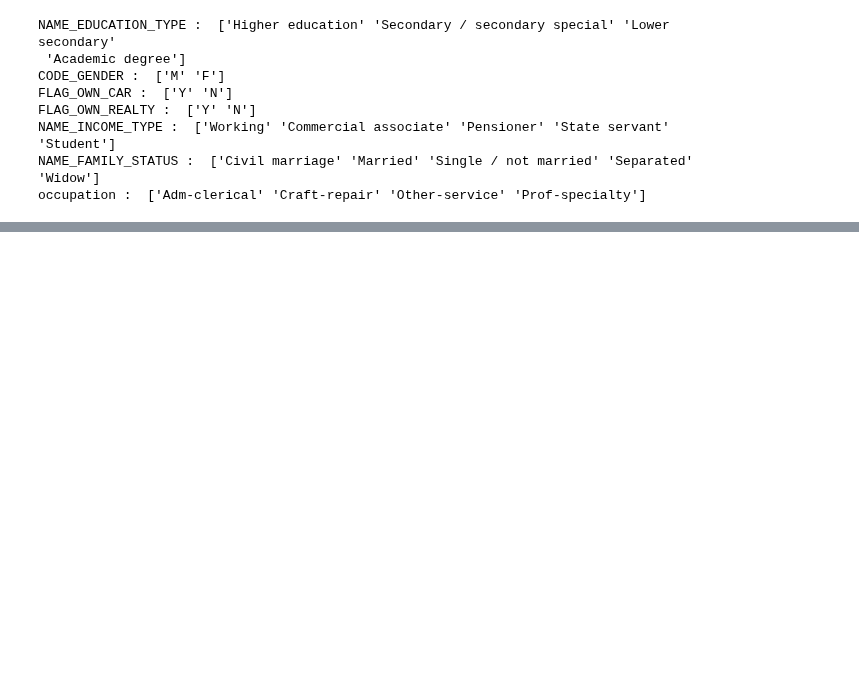
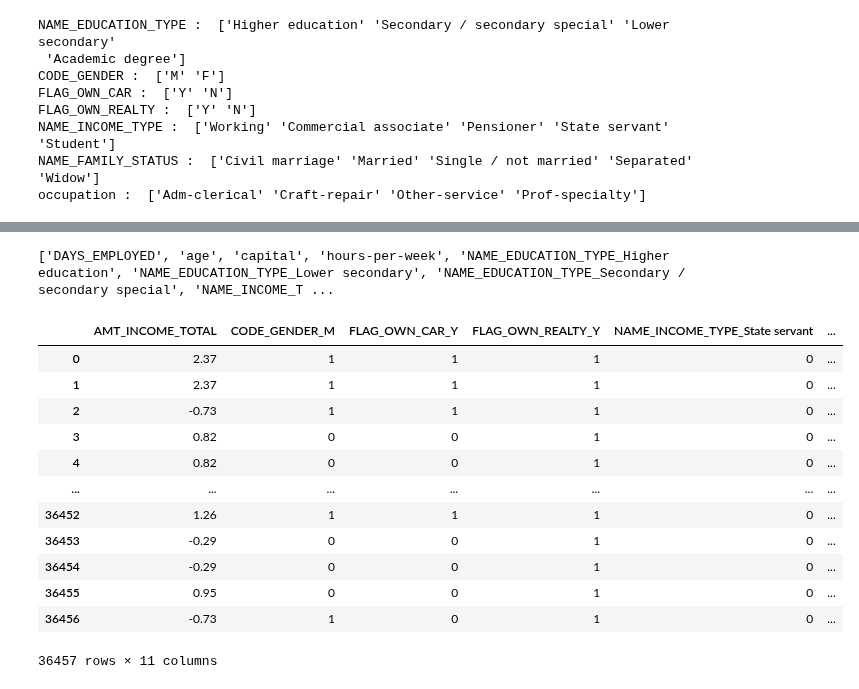
Before and after one commit to Linkkk01/INFO574_Group_Project, a Jupyter notebook: code/regression_analysis.ipynb, the cells around one changed output, grey strips where cells are left out. Drawn from its saved outputs; the diff is of its cells as text; code cells hidden in the pictures; blank space fills up the shorter version.

```diff
--- a/code/regression_analysis.ipynb
+++ b/code/regression_analysis.ipynb
@@ -108,0 +109,20 @@ vif_data.sort_values(by="VIF", ascending=False)
+# %%
+drop_columns = vif_data['feature'][vif_data['VIF'] > 5].tolist()
+print(drop_columns)
+X = df.drop(drop_columns,axis=1)
+X
+# %% [output]
+['DAYS_EMPLOYED', 'age', 'capital', 'hours-per-week', 'NAME_EDUCATION_TYPE_Higher education', 'NAME_EDUCATION_TYPE_Lower secondary', 'NAME_EDUCATION_TYPE_Secondary / secondary special', 'NAME_INCOME_T ...
+|  | AMT_INCOME_TOTAL | CODE_GENDER_M | FLAG_OWN_CAR_Y | FLAG_OWN_REALTY_Y | NAME_INCOME_TYPE_State servant | ... |
+| 0 | 2.37 | 1 | 1 | 1 | 0 | ... |
+| 1 | 2.37 | 1 | 1 | 1 | 0 | ... |
+| 2 | -0.73 | 1 | 1 | 1 | 0 | ... |
+| 3 | 0.82 | 0 | 0 | 1 | 0 | ... |
+| 4 | 0.82 | 0 | 0 | 1 | 0 | ... |
+| ... | ... | ... | ... | ... | ... | ... |
+| 36452 | 1.26 | 1 | 1 | 1 | 0 | ... |
+| 36453 | -0.29 | 0 | 0 | 1 | 0 | ... |
+| 36454 | -0.29 | 0 | 0 | 1 | 0 | ... |
+| 36455 | 0.95 | 0 | 0 | 1 | 0 | ... |
+| 36456 | -0.73 | 1 | 0 | 1 | 0 | ... |
+36457 rows × 11 columns
```
Also changed, not shown: parts of 4 cells of this notebook, 2 other files.
